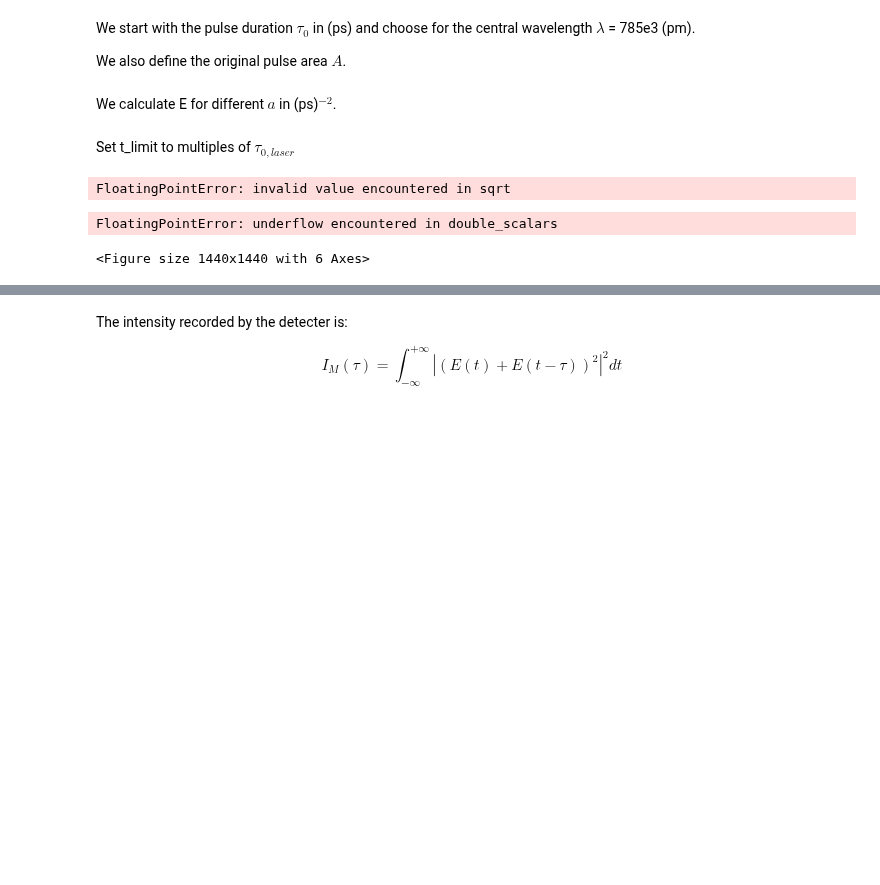
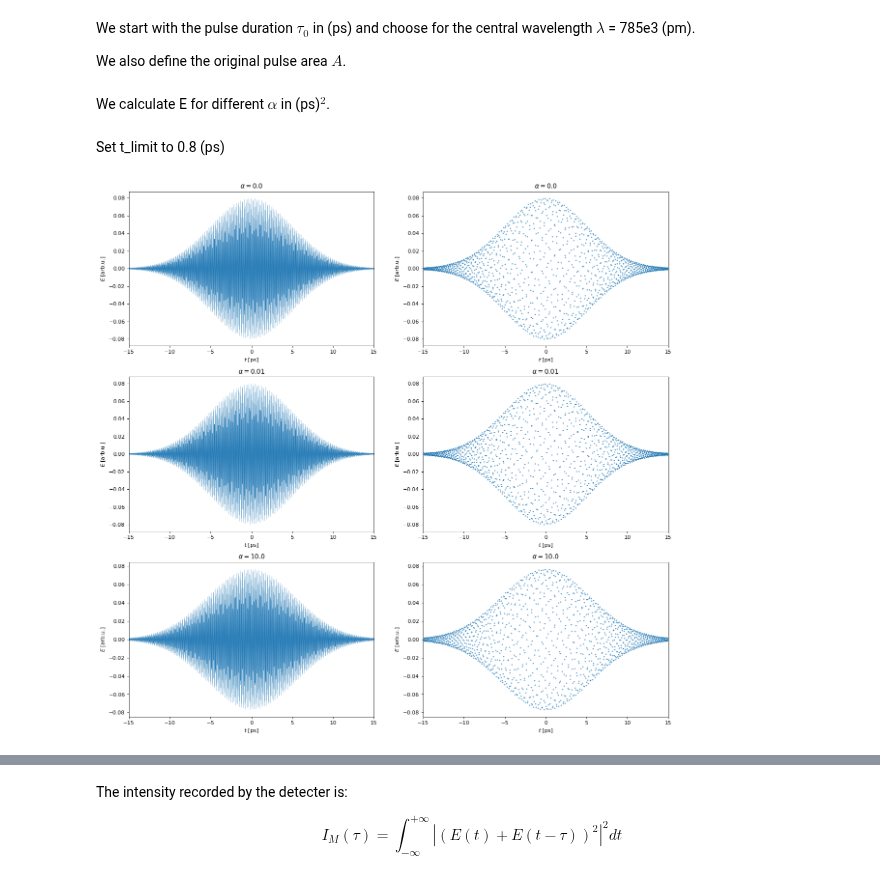
Before and after one commit to JKU-HFP/Chirp-Diagnostic, a Jupyter notebook: Simulating_Optical_Autocorrelation_of_Laser_with_Chirp.ipynb, the cells around one changed output, grey strips where cells are left out. Saved outputs shown, nothing was run; the diff lists cells and outputs as text; code cells hidden in the pictures; blank space fills up the shorter version.

Commit message:
Revert "Tried to change dependency from alpha to a, but it failed"
This reverts commit 870db592efc71e59dd400986a04f2c69f60491df.

```diff
--- a/Simulating_Optical_Autocorrelation_of_Laser_with_Chirp.ipynb
+++ b/Simulating_Optical_Autocorrelation_of_Laser_with_Chirp.ipynb
@@ -24,17 +24,14 @@ where $\tau = \sqrt{\alpha^2 / \tau_0^2 + \tau_0^2}$ characterizes the chirped p
 
 (see Glässl, M. et al. Biexciton state preparation in a quantum dot via adiabatic rapid passage: Comparison between two control protocols and impact of phonon-induced dephasing. Phys. Rev. B - Condens. Matter Mater. Phys. 87, 1–8 (2013).).
 # %%
-def gen_tau(a, tau_0):
-    return np.sqrt(gen_alpha(a, tau_0)**2 / tau_0**2 + tau_0**2)
+def gen_tau(alpha, tau_0):
+    return np.sqrt(alpha**2 / tau_0**2 + tau_0**2)
 
-def gen_alpha(a, tau_0):
-    if a == 0:
-        return 0
-    else:
-        return (1 - np.sqrt(1 - 4 * a**2 * tau_0**4)) / (2 * a)
+def gen_a(alpha, tau_0):
+    return alpha / (alpha**2 + tau_0**4)
 
-def E_gauss(t, A, tau_0, omega, a):
-    return A / np.sqrt(2 * np.pi * tau_0 * gen_tau(a, tau_0)) * np.exp(- t**2 / (2 * gen_tau(a, tau_0)**2)) *  np.exp(-1j * omega * t - 1j * a * t**2 / 2)
+def E_gauss(t, A, tau_0, omega, alpha):
+    return A / np.sqrt(2 * np.pi * tau_0 * gen_tau(alpha, tau_0)) * np.exp(- t**2 / (2 * gen_tau(alpha, tau_0)**2)) *  np.exp(-1j * omega * t - 1j * gen_a(alpha, tau_0) * t**2 / 2)
 # %% [markdown]
 
 
@@ -50,49 +47,46 @@ We start with the pulse duration $\tau_0$ in (ps) and choose for the central wav
 We also define the original pulse area $A$.
 # %%
 A_laser = 1
-tau_0_laser = 0.5
+tau_0_laser = 5
 lambda_laser = 785e3
 
 omega_laser = 2 * np.pi * constants.c / lambda_laser
 # %% [markdown]
-We calculate E for different $a$ in (ps)$^{-2}$.
+We calculate E for different $\alpha$ in (ps)$^2$.
 # %%
-a_values = np.array((0, 10, 1e-3))
+alpha_values = np.array((0, 1e-2, 10))
 # %% [markdown]
-Set t_limit to multiples of $\tau_{0, laser}$
+Set t_limit to 0.8 (ps)
 # %%
 t_limit = 3 * tau_0_laser
 # %%
 t_values_1 = np.linspace(-t_limit, t_limit * 3, 3000)
 
-E_gauss_values_1 = np.empty((t_values_1.size, a_values.size), dtype=complex)
-for i in range(a_values.size):
-    np.seterr(all="raise")
-    E_gauss_values_1[:,i] = E_gauss(t_values_1, A_laser, tau_0_laser, omega_laser, a_values[i])
+E_gauss_values_1 = np.empty((t_values_1.size, alpha_values.size), dtype=complex)
+for i in range(alpha_values.size):
+    E_gauss_values_1[:,i] = E_gauss(t_values_1, A_laser, tau_0_laser,
+                                    omega_laser, alpha_values[i])
-# %% [output]
-FloatingPointError: invalid value encountered in sqrt
 # %%
 # Create a figure of size 8x6 inches, 80 dots per inch
 plt.figure(figsize=(18, 18), dpi=80)
-for i in range(a_values.size):
-    plt.subplot(a_values.size, 2, 2 * i + 1)
-    plt.title(r"$a = {}$".format(a_values[i]) + r" (ps)" + r"$^{-2}$")
+for i in range(alpha_values.size):
+    plt.subplot(alpha_values.size, 2, 2 * i + 1)
+    plt.title(r"$\alpha = {}$".format(alpha_values[i]))
     plt.xlabel(r"$t$ [ps]")
     plt.ylabel(r"$E$ [arb.u.]")
     plt.xlim(-t_limit, t_limit)
     plt.plot(t_values_1, np.real(E_gauss_values_1[:,i]), linewidth=0.4)
 
-    plt.subplot(a_values.size, 2, 2 * i + 2)
-    plt.title(r"$a = {}$".format(a_values[i]) + r" (ps)" + r"$^{-2}$")
+    plt.subplot(alpha_values.size, 2, 2 * i + 2)
+    plt.title(r"$\alpha = {}$".format(alpha_values[i]))
     plt.xlabel(r"$t$ [ps]")
     plt.ylabel(r"$E$ [arb.u.]")
     plt.xlim(-t_limit , t_limit)
     plt.plot(t_values_1, np.real(E_gauss_values_1[:,i]), ".", markersize=2)
 
 plt.show()
 # %% [output]
-FloatingPointError: underflow encountered in double_scalars
-<Figure size 1440x1440 with 6 Axes>
+[figure, added]
 # %% [markdown]
 # Interferometric autocorrelation
 
```
